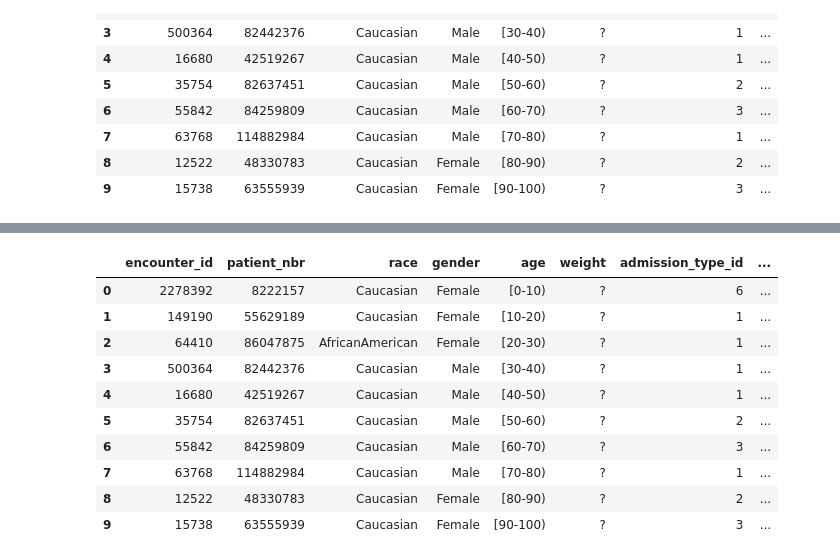
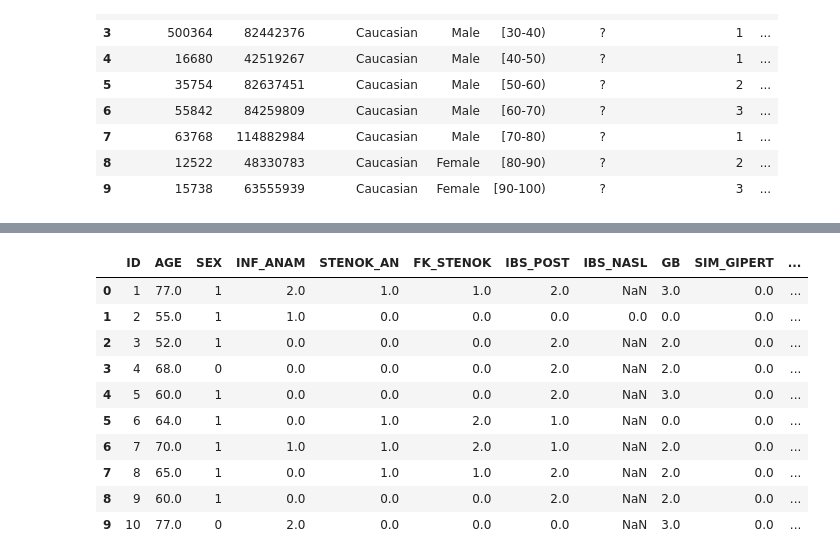
Before and after one commit to carlos00002/DX602_week2, a Jupyter notebook: week3.ipynb, the cells around one changed output, grey strips where cells are left out. Drawn from its saved outputs; the diff is of its cells as text; code cells hidden in the pictures.

```diff
--- a/week3.ipynb
+++ b/week3.ipynb
@@ -66,16 +66,16 @@ insurance.head(10)
 | 8 | 3 | 29/11/2013 | 29/11/2017 | 29/11/2018 | 18/03/1975 | 10/07/1995 | ... |
 | 9 | 3 | 29/11/2013 | 29/11/2018 | 29/11/2019 | 18/03/1975 | 10/07/1995 | ... |
 # %%
-diabetes.head(10)
+mycardial.head(10)
 # %% [output]
-|  | encounter_id | patient_nbr | race | gender | age | weight | admission_type_id | ... |
-| 0 | 2278392 | 8222157 | Caucasian | Female | [0-10) | ? | 6 | ... |
-| 1 | 149190 | 55629189 | Caucasian | Female | [10-20) | ? | 1 | ... |
-| 2 | 64410 | 86047875 | AfricanAmerican | Female | [20-30) | ? | 1 | ... |
-| 3 | 500364 | 82442376 | Caucasian | Male | [30-40) | ? | 1 | ... |
-| 4 | 16680 | 42519267 | Caucasian | Male | [40-50) | ? | 1 | ... |
-| 5 | 35754 | 82637451 | Caucasian | Male | [50-60) | ? | 2 | ... |
-| 6 | 55842 | 84259809 | Caucasian | Male | [60-70) | ? | 3 | ... |
-| 7 | 63768 | 114882984 | Caucasian | Male | [70-80) | ? | 1 | ... |
-| 8 | 12522 | 48330783 | Caucasian | Female | [80-90) | ? | 2 | ... |
-| 9 | 15738 | 63555939 | Caucasian | Female | [90-100) | ? | 3 | ... |
+|  | ID | AGE | SEX | INF_ANAM | STENOK_AN | FK_STENOK | IBS_POST | IBS_NASL | GB | SIM_GIPERT | ... |
+| 0 | 1 | 77.0 | 1 | 2.0 | 1.0 | 1.0 | 2.0 | NaN | 3.0 | 0.0 | ... |
+| 1 | 2 | 55.0 | 1 | 1.0 | 0.0 | 0.0 | 0.0 | 0.0 | 0.0 | 0.0 | ... |
+| 2 | 3 | 52.0 | 1 | 0.0 | 0.0 | 0.0 | 2.0 | NaN | 2.0 | 0.0 | ... |
+| 3 | 4 | 68.0 | 0 | 0.0 | 0.0 | 0.0 | 2.0 | NaN | 2.0 | 0.0 | ... |
+| 4 | 5 | 60.0 | 1 | 0.0 | 0.0 | 0.0 | 2.0 | NaN | 3.0 | 0.0 | ... |
+| 5 | 6 | 64.0 | 1 | 0.0 | 1.0 | 2.0 | 1.0 | NaN | 0.0 | 0.0 | ... |
+| 6 | 7 | 70.0 | 1 | 1.0 | 1.0 | 2.0 | 1.0 | NaN | 2.0 | 0.0 | ... |
+| 7 | 8 | 65.0 | 1 | 0.0 | 1.0 | 1.0 | 2.0 | NaN | 2.0 | 0.0 | ... |
+| 8 | 9 | 60.0 | 1 | 0.0 | 0.0 | 0.0 | 2.0 | NaN | 2.0 | 0.0 | ... |
+| 9 | 10 | 77.0 | 0 | 2.0 | 0.0 | 0.0 | 0.0 | NaN | 3.0 | 0.0 | ... |
```
Also changed, not shown: 1 other file.
